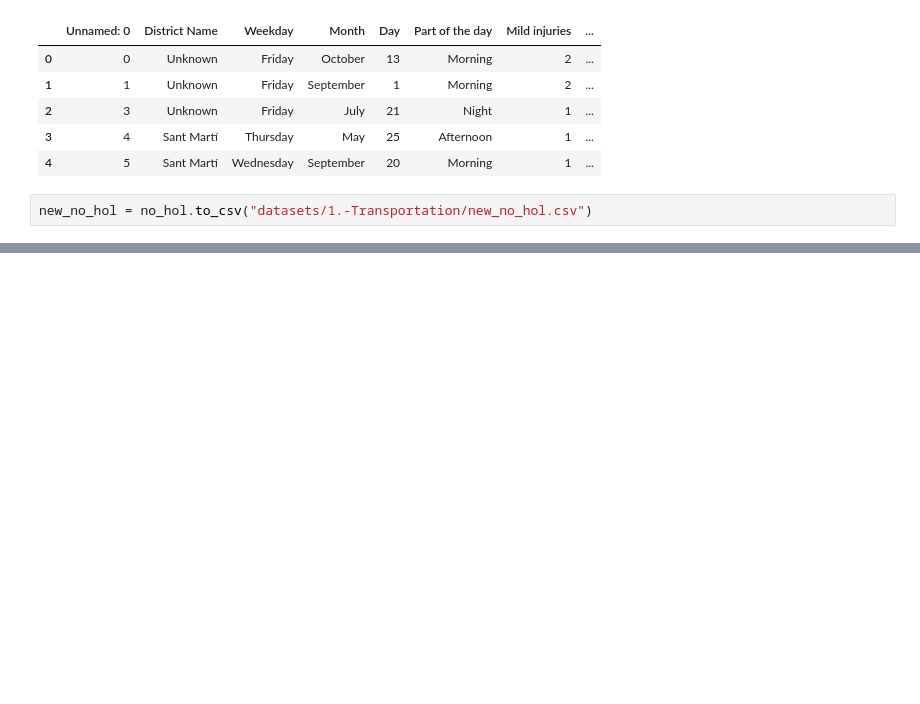
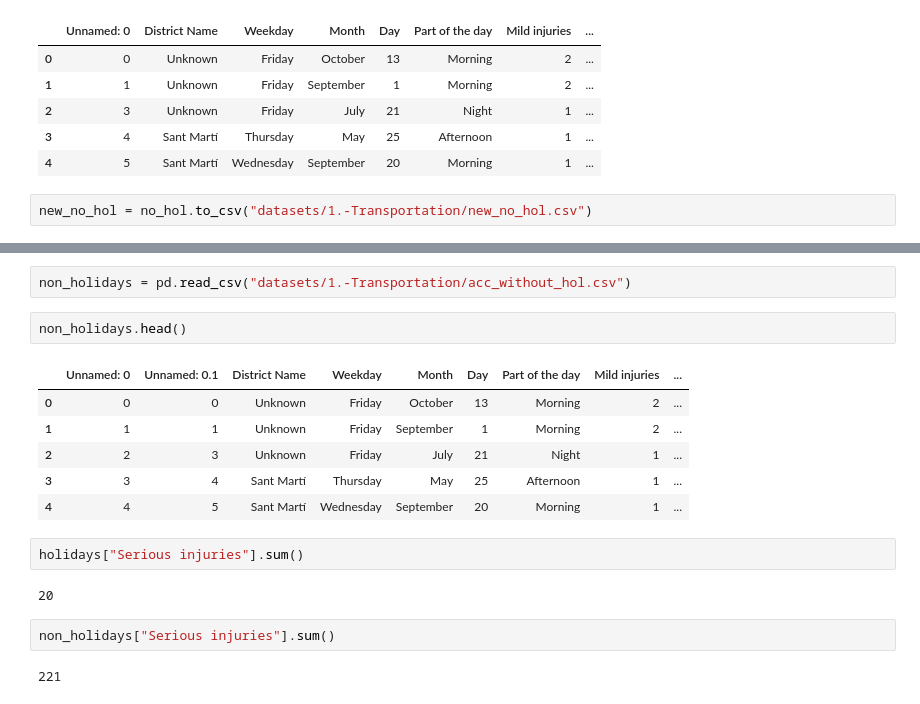
Before and after one commit to ta-data-bcn/Project-Week-2-Barcelona, a Jupyter notebook: Áine.ipynb, the cells around one changed output, grey strips where cells are left out. Drawn from its saved outputs; the diff is of its cells as text; blank space fills up the shorter version.

```diff
--- a/Áine.ipynb
+++ b/Áine.ipynb
@@ -70,0 +85,19 @@ new_no_hol = no_hol.to_csv("datasets/1.-Transportation/new_no_hol.csv")
+# %%
+non_holidays = pd.read_csv("datasets/1.-Transportation/acc_without_hol.csv")
+# %%
+non_holidays.head()
+# %% [output]
+|  | Unnamed: 0 | Unnamed: 0.1 | District Name | Weekday | Month | Day | Part of the day | Mild injuries | ... |
+| 0 | 0 | 0 | Unknown | Friday | October | 13 | Morning | 2 | ... |
+| 1 | 1 | 1 | Unknown | Friday | September | 1 | Morning | 2 | ... |
+| 2 | 2 | 3 | Unknown | Friday | July | 21 | Night | 1 | ... |
+| 3 | 3 | 4 | Sant Martí | Thursday | May | 25 | Afternoon | 1 | ... |
+| 4 | 4 | 5 | Sant Martí | Wednesday | September | 20 | Morning | 1 | ... |
+# %%
+holidays["Serious injuries"].sum()
+# %% [output]
+20
+# %%
+non_holidays["Serious injuries"].sum()
+# %% [output]
+221
```
Also changed, not shown: parts of 18 cells of this notebook, 7 other files.
